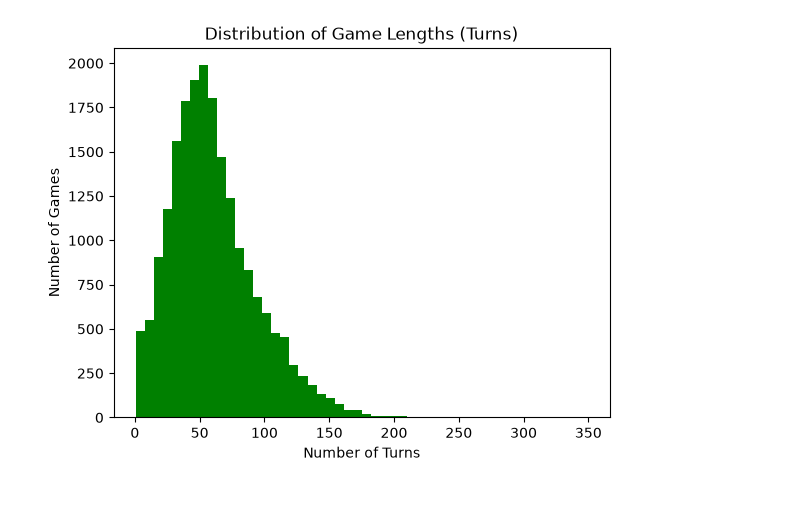
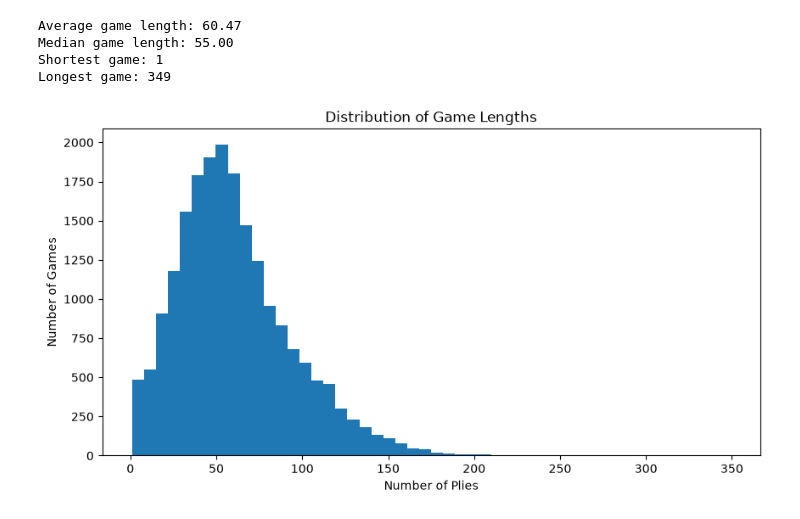
Before and after one commit to OliwierJ/DataSciencePortfolio, a Jupyter notebook: Content/1. Analysis.ipynb, the cells around one changed output. Saved outputs shown, nothing was run; the diff lists cells and outputs as text; code cells hidden in the pictures.

```diff
--- a/Content/1. Analysis.ipynb
+++ b/Content/1. Analysis.ipynb
@@ -53,8 +136,21 @@ Text(0, 0.5, 'Number of Games')
 # %%
-plt.hist(data['turns'], bins=50, color='green')
-plt.title('Distribution of Game Lengths (Turns)')
-plt.xlabel('Number of Turns')
+print(f"Average game length: {data['turns'].mean():.2f}")
+print(f"Median game length: {data['turns'].median():.2f}")
+print(f"Shortest game: {data['turns'].min()}")
+print(f"Longest game: {data['turns'].max()}")
+
+plt.figure(figsize=(10, 5))
+
+plt.hist(data['turns'], bins=50)
+
+plt.title('Distribution of Game Lengths')
+plt.xlabel('Number of Plies')
 plt.ylabel('Number of Games')
+
 plt.show()
 # %% [output]
+Average game length: 60.47
+Median game length: 55.00
+Shortest game: 1
+Longest game: 349
-[figure, old version]
+[figure, new version]
```
Also changed, not shown: parts of 18 cells of this notebook.
